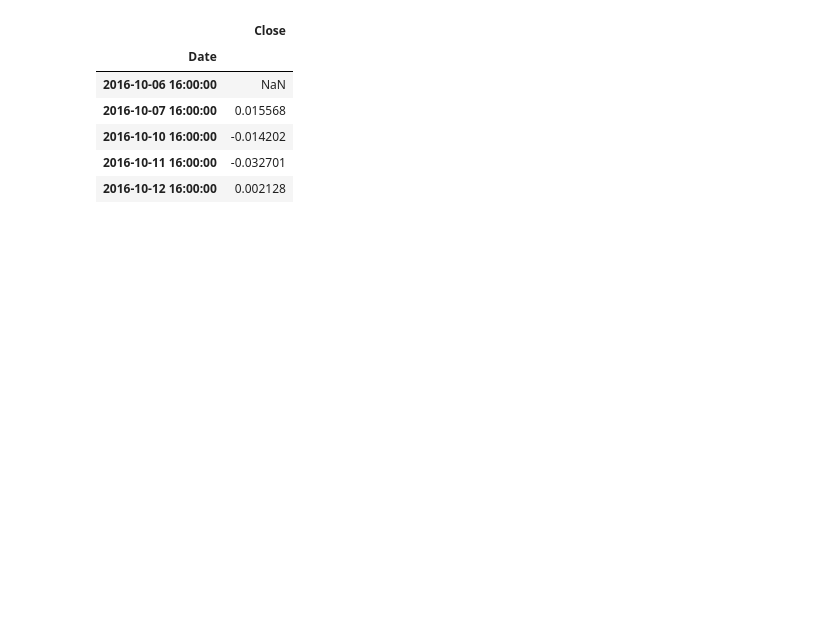
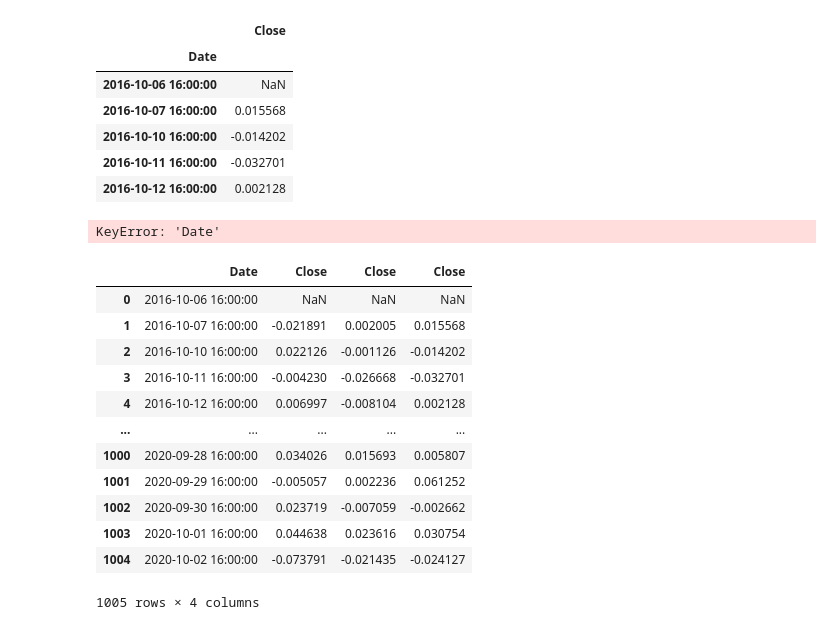
Before and after one commit to jexiamaris/A_Whale_off_portfolio, a Jupyter notebook: Analysis/whale_analysis.ipynb, the cells around one changed output. Cells and saved outputs as stored; diff of their text form; code cells hidden in the pictures; blank space fills up the shorter version.

Commit message:
working new portfolio

```diff
--- a/Analysis/whale_analysis.ipynb
+++ b/Analysis/whale_analysis.ipynb
@@ -309,9 +324,28 @@ SHOP_returns.head()
 | 2016-10-11 16:00:00 | -0.032701 |
 | 2016-10-12 16:00:00 | 0.002128 |
 # %%
-#
+# Concatenate all stocks into a single DataFrame
+portfolio_daily_returns = pd.concat([TSLA_returns, PANW_returns, SHOP_returns], axis='columns', join='inner')
 
-# Concatenate all stocks into a single DataFrame
-new_portfolio = pd.concat([algo_returns, sp500_returns, whale_returns], axis='columns', join='inner')
+portfolio_daily_returns = portfolio_daily_returns['Date'].dt.strftime("%y-%m-%d")
 
-Combined_daily_returns.head()
+portfolio_daily_returns.head()
+# %% [output]
+KeyError: 'Date'
+# %%
+# Reset the index
+portfolio_daily_returns.reset_index()
+# %% [output]
+|  | Date | Close | Close | Close |
+| 0 | 2016-10-06 16:00:00 | NaN | NaN | NaN |
+| 1 | 2016-10-07 16:00:00 | -0.021891 | 0.002005 | 0.015568 |
+| 2 | 2016-10-10 16:00:00 | 0.022126 | -0.001126 | -0.014202 |
+| 3 | 2016-10-11 16:00:00 | -0.004230 | -0.026668 | -0.032701 |
+| 4 | 2016-10-12 16:00:00 | 0.006997 | -0.008104 | 0.002128 |
+| ... | ... | ... | ... | ... |
+| 1000 | 2020-09-28 16:00:00 | 0.034026 | 0.015693 | 0.005807 |
+| 1001 | 2020-09-29 16:00:00 | -0.005057 | 0.002236 | 0.061252 |
+| 1002 | 2020-09-30 16:00:00 | 0.023719 | -0.007059 | -0.002662 |
+| 1003 | 2020-10-01 16:00:00 | 0.044638 | 0.023616 | 0.030754 |
+| 1004 | 2020-10-02 16:00:00 | -0.073791 | -0.021435 | -0.024127 |
+1005 rows × 4 columns
```
Also changed, not shown: parts of 21 cells of this notebook, 1 other file.
